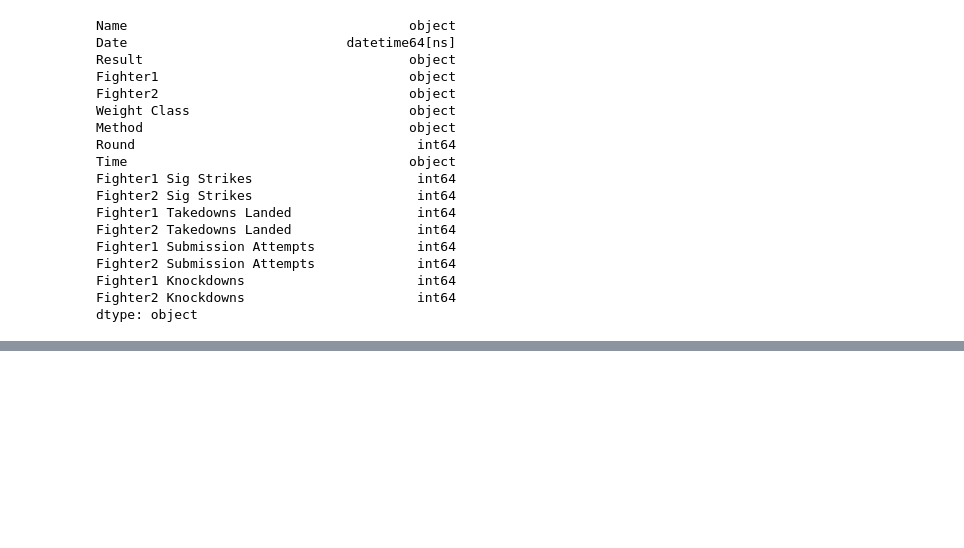
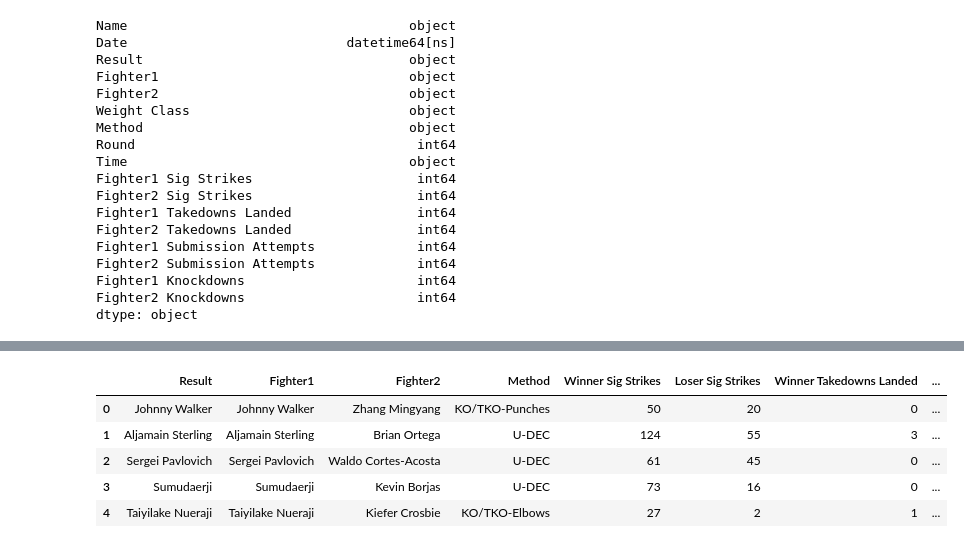
Before and after one commit to kevinxiao-1/UFC-Analysis, a Jupyter notebook: analysis.ipynb, the cells around one changed output, grey strips where cells are left out. Cells and saved outputs as stored; diff of their text form; code cells hidden in the pictures; blank space fills up the shorter version.

```diff
--- a/analysis.ipynb
+++ b/analysis.ipynb
@@ -152,4 +106,4 @@ Fighter1 Knockdowns                      int64
 Fighter2 Knockdowns                      int64
 dtype: object
 # %%
-event_df.drop(columns=["Weight Class", "Round", "Time"])
+event_df = event_df.drop(columns=["Weight Class", "Round", "Time", "Name", "Date"])
@@ -169,0 +110,39 @@ event_df.drop(columns=["Weight Class", "Round", "Time"])
+# %%
+# Fighter1 is the winner (unless it's a draw or NC)
+# I'm going to ignore draws and NCs
+
+event_df = event_df[~event_df["Result"].isin(["Draw", "NC"])]
+# %%
+"""
+Change "Fighter1" to "Winner" and "Fighter2" to "Loser" since i've sorted out the draws and NCs.
+"""
+
+"""
+dict methods:
+    .keys() → keys only
+    .values() → values only
+    .items() → both, as pairs
+"""
+
+base_dict = {
+    "Fighter1": "Winner",
+    "Fighter2": "Loser"
+}
+
+stats = ["", "Sig Strikes", "Takedowns Landed", "Submission Attempts", "Knockdowns"]
+
+renaming = {}
+for fighter, w_or_l in base_dict.items():
+    for stat in stats:
+        renaming[f"{fighter} {stat}"] = f"{w_or_l} {stat}"
+
+event_df = event_df.rename(columns=renaming)
+# %%
+event_df.head()
+# %% [output]
+|  | Result | Fighter1 | Fighter2 | Method | Winner Sig Strikes | Loser Sig Strikes | Winner Takedowns Landed | ... |
+| 0 | Johnny Walker | Johnny Walker | Zhang Mingyang | KO/TKO-Punches | 50 | 20 | 0 | ... |
+| 1 | Aljamain Sterling | Aljamain Sterling | Brian Ortega | U-DEC | 124 | 55 | 3 | ... |
+| 2 | Sergei Pavlovich | Sergei Pavlovich | Waldo Cortes-Acosta | U-DEC | 61 | 45 | 0 | ... |
+| 3 | Sumudaerji | Sumudaerji | Kevin Borjas | U-DEC | 73 | 16 | 0 | ... |
+| 4 | Taiyilake Nueraji | Taiyilake Nueraji | Kiefer Crosbie | KO/TKO-Elbows | 27 | 2 | 1 | ... |
```
Also changed, not shown: parts of 13 cells of this notebook, 5 other files.
